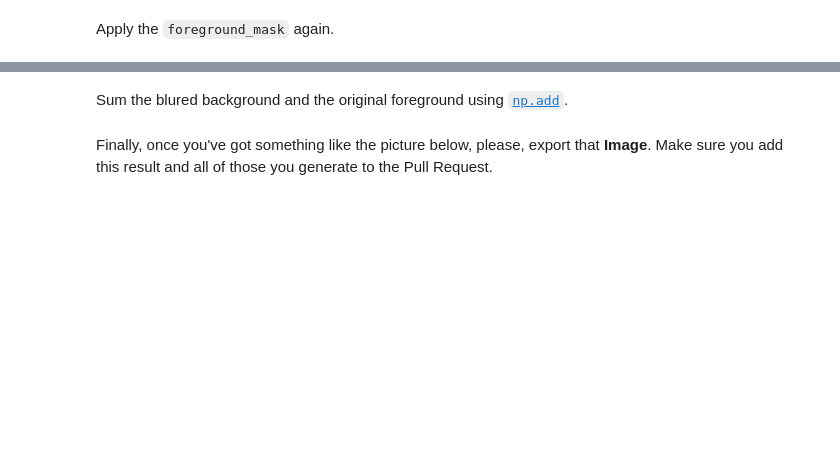
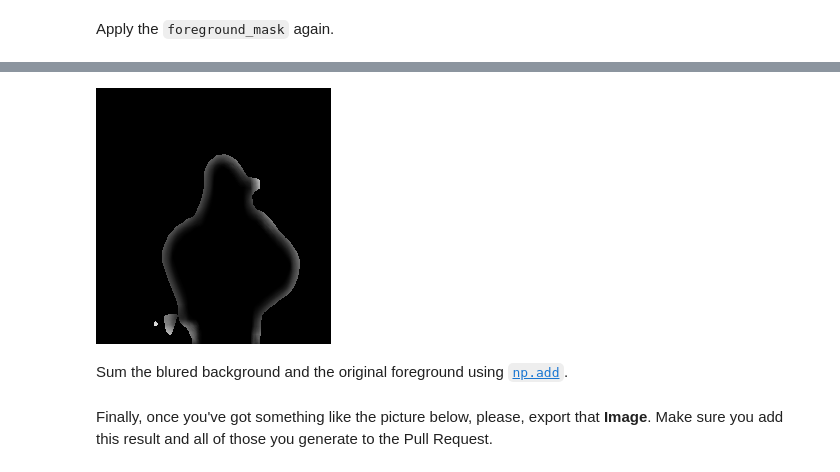
Before and after one commit to adrianacoca/lab-image-segmentation, a Jupyter notebook: main.ipynb, the cells around one changed output, grey strips where cells are left out. Cells and saved outputs as stored; diff of their text form; code cells hidden in the pictures; blank space fills up the shorter version.

```diff
--- a/main.ipynb
+++ b/main.ipynb
@@ -225,0 +220,40 @@ Make sure the type of the output is `np.uint8`.
+# %%
+'''def blur(img, conv_max=250):
+    kernel=np.random.rand(20,20)
+    image = np.asarray(img)
+    #Apply blur for each R, G, B
+    R=[]
+    for i in range(len(image)):
+        r=[]
+        for i2 in range(len(image[i])):
+            r.append(image[i,i2,0])
+        R.append(list(r))
+    R=np.asarray(R)
+    convr = scipy.signal.convolve2d(R, kernel, mode="same")
+    convr = convr / (conv_max / 250)
+    r_blur = np.absolute(convr)
+    G=[]
+    for i in range(len(image)):
+        g=[]
+        for i2 in range(len(image[i])):
+            g.append(image[i,i2,1])
+        G.append(list(g))
+    G=np.asarray(G)
+    convg = scipy.signal.convolve2d(G, kernel, mode="same")
+    convg = convg / (conv_max / 250)
+    g_blur = np.absolute(convg)
+    B=[]
+    for i in range(len(image)):
+        b=[]
+        for i2 in range(len(image[i])):
+            b.append(image[i,i2,0])
+        B.append(list(b))
+    B=np.asarray(B)
+    convb = scipy.signal.convolve2d(B, kernel, mode="same")
+    convb = convb / (conv_max / 250)
+    b_blur = np.absolute(convb)
+    #Join blured R, G, B
+    rg_blur=np.concatenate((r_blur,g_blur), axis=1)
+    rgb_blur=np.concatenate((rg_blur,b_blur), axis=1)
+    return G.shape
+    '''
@@ -234,2 +314,6 @@ Apply the `foreground_mask` again.
+# %%
+image
+# %% [output]
+[figure, added]
 # %% [markdown]
 Sum the blured background and the original foreground using [`np.add`](https://numpy.org/doc/1.18/reference/generated/numpy.add.html).
```
Also changed, not shown: parts of 23 cells of this notebook, 2 other files.
